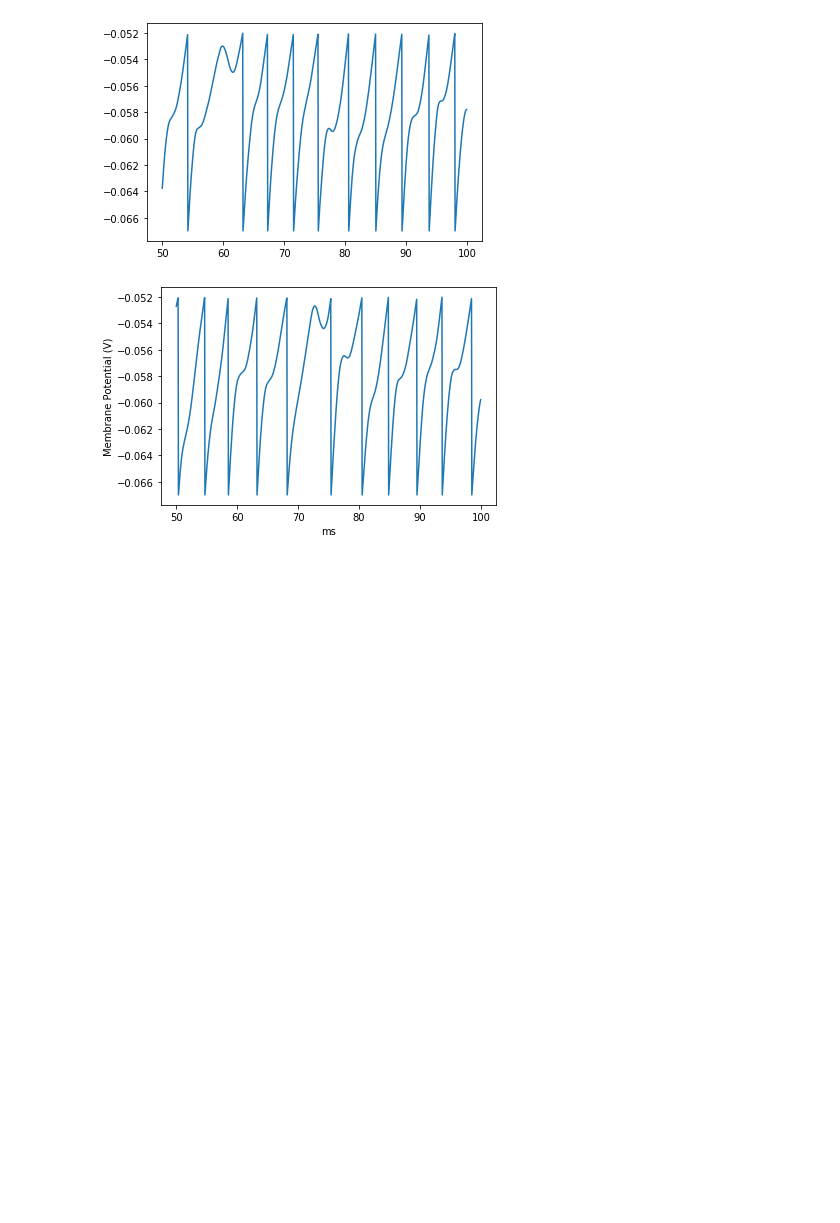
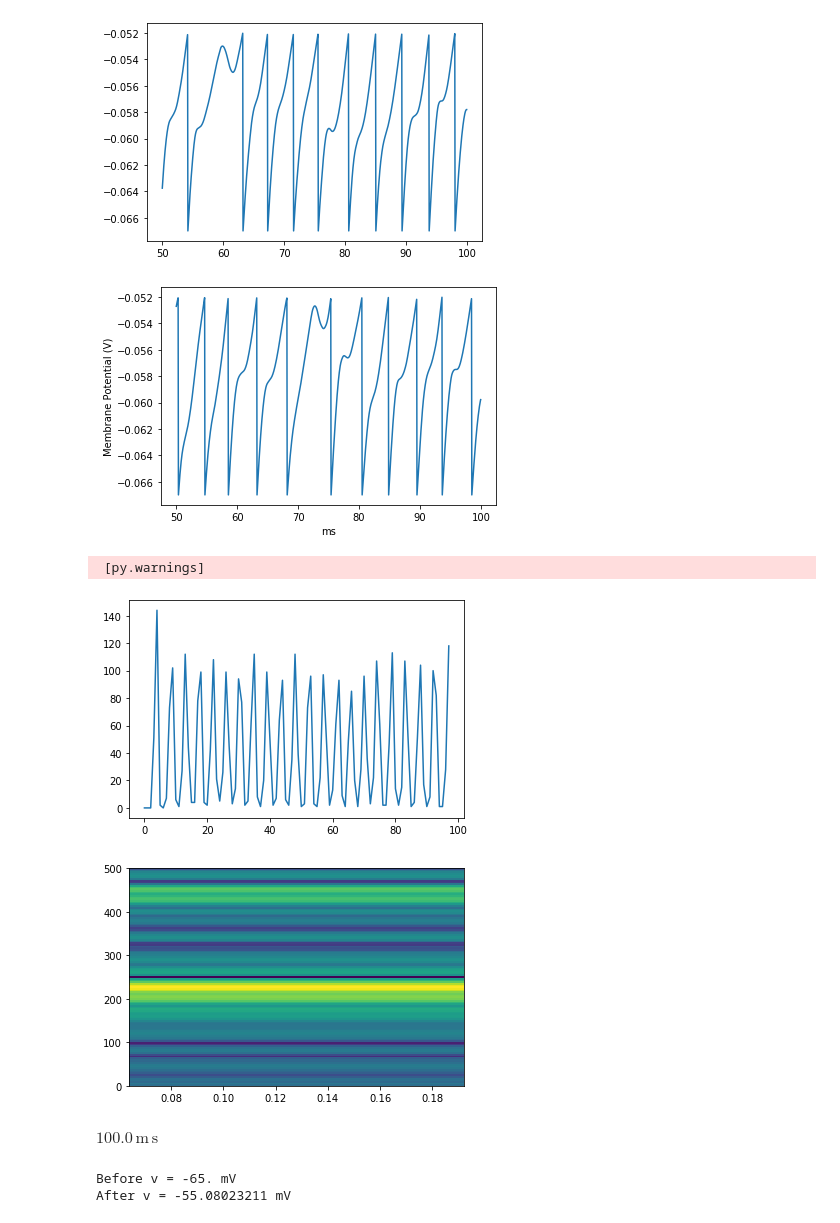
Before and after one commit to debapratimj/Inter-Net, a Jupyter notebook: Plots.ipynb, the cells around one changed output. Drawn from its saved outputs; the diff is of its cells as text; code cells hidden in the pictures; blank space fills up the shorter version.

Commit message:
Add files via upload
GABA

```diff
--- a/Plots.ipynb
+++ b/Plots.ipynb
@@ -297,3 +353,45 @@ plt.show()
 [figure]
 [figure]
 [figure]
+# %%
+def create_spec(Spike_Mon, sim_dur, win):
+    # win in ms
+    window = np.arange(0, sim_dur/ms, win)#*1e3#*ms
+
+    #print("w:", window)
+    times=Spike_Mon.t/ms
+    #print("t:", times)
+
+    spikes = np.zeros(len(window))
+    for i in range(1,len(spikes)):
+        spikes[i]=sum((times<window[i])*1-(times<window[i-1])*1)
+
+    #print(spikes)
+
+    plt.figure()
+    plt.plot(spikes[2::])
+    plt.figure()
+    plt.specgram(spikes-np.mean(spikes),Fs=1000/win);
+# %%
+create_spec(Spike_Mon_15k, simulation_duration_15k, 1)
+# %% [output]
+ [py.warnings]
+[figure, added]
+[figure, added]
+# %%
+simulation_duration_15k
+# %% [output]
+$100.0\,\mathrm{m}\,\mathrm{s}$
+# %%
+## GABA 6000 Hz
+start_scope()
+simulation_duration_G6k = 100*ms
+input_freqency_G6k = 6000
+
+State_Mon_G6k, Spike_Mon_G6k, Rate_Mon_G6k = do_simulation(simulation_duration_G6k, input_freqency_G6k, tau_d_i=2*1.2*ms, g_peak_i=2*5*nS)
+
+T_G6k = State_Mon_G6k.t[1000:]/ms
+v_pop_G6k = np.mean(State_Mon_G6k.v , axis = 0)[1000:]     # population level average
+# %% [output]
+Before v = -65. mV
+After v = -55.08023211 mV
```
Also changed, not shown: parts of 15 cells of this notebook.
